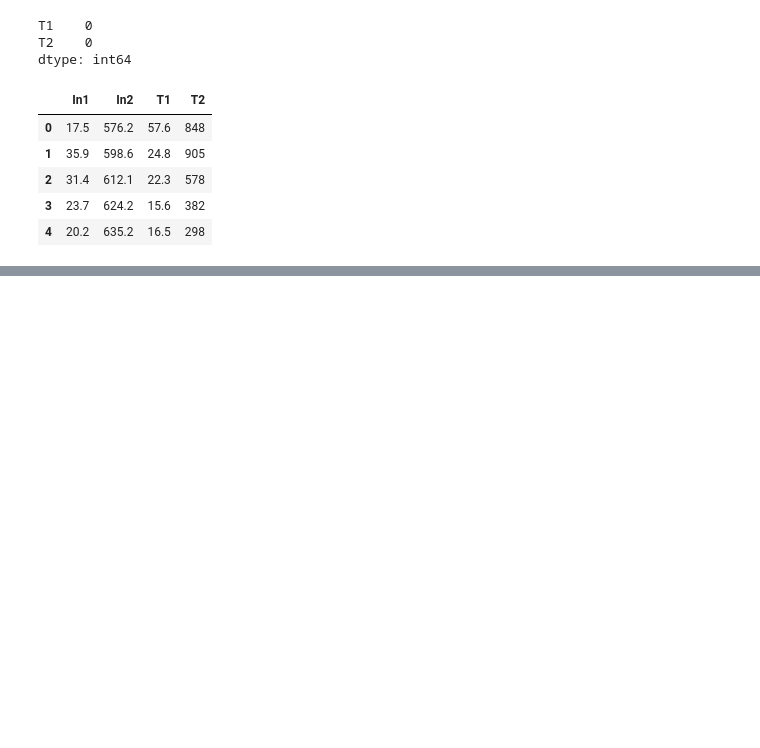
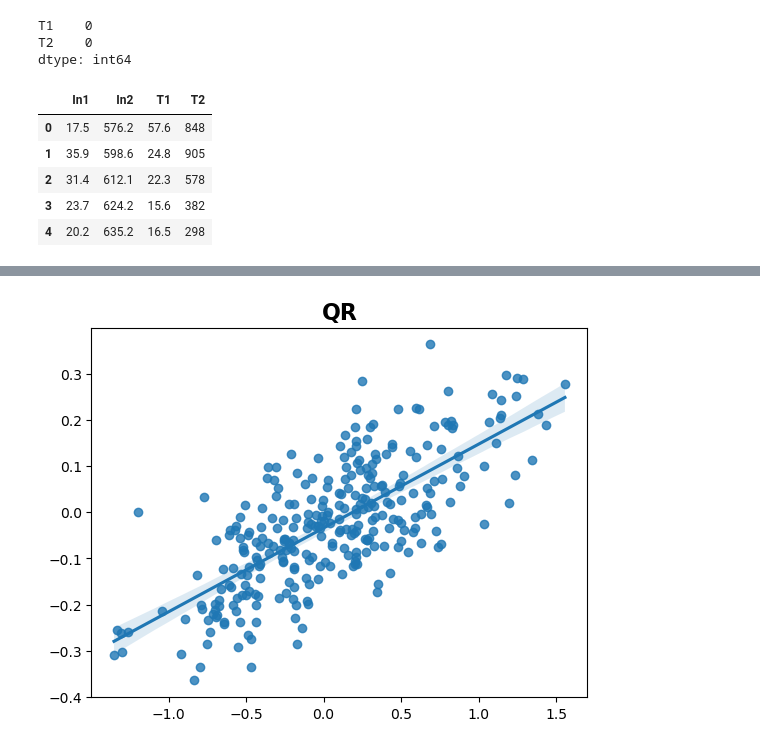
Before and after one commit to AlejandroGZ97/Mineria-de-datos, a Jupyter notebook: P5/Regresion.ipynb, the cells around one changed output, grey strips where cells are left out. Cells and saved outputs as stored; diff of their text form; code cells hidden in the pictures; blank space fills up the shorter version.

```diff
--- a/P5/Regresion.ipynb
+++ b/P5/Regresion.ipynb
@@ -196,0 +207,98 @@ resultado_RMSLE.clear()
+# %%
+#Random subsampling (N=30)
+R = [0,0,0]
+R2 = [0,0,0]
+SSE = [0,0,0]
+MAE = [0,0,0]
+MSE = [0,0,0]
+RMSE = [0,0,0]
+RMSLE1 = 0.0
+RMSLE2 = 0.0
+RMSLE3 = 0.0
+
+l_test = [0,0,0]
+l_pred = [0,0,0]
+
+for i in range(30):
+    j=0
+    X_train, X_test, y_train, y_test = train_test_split(X, y2, shuffle=True)
+
+    for nombre,modelo in modelos:
+        modelo.fit(X_train,y_train)
+        y_pred = modelo.predict(X_test)
+        if i == 0:
+            l_test[j] = y_test
+            l_pred[j] = y_pred
+        else:
+            for k in range(len(y_test)):
+                l_test[j][k] += y_test[k]
+                l_pred[j][k] += y_pred[k]
+
+        try:
+            RMSLE = mean_squared_log_error(y_test,y_pred,squared=False)
+        except:
+            RMSLE = 1.0
+
+        #R (Pearson correlation coefficient)
+        R[j] += r_regression(y_test,y_pred)
+        #R2 (coefficient of determination)
+        R2[j] += r_regression(y_test,y_pred)**2
+        #SSE (sum of squared errors)
+        SSE[j] += np.sum((y_test-y_pred)**2)
+        #MAE (mean absolute error)
+        MAE[j] += mean_absolute_error(y_test,y_pred)
+        #MSE (mean squared error)
+        MSE[j] += mean_squared_error(y_test,y_pred)
+        #RMSE (root mean squared error)
+        RMSE[j] += mean_squared_error(y_test,y_pred,squared=False)
+        #RMSLE (Root Mean Squared Logaritmic Error)
+        if nombre == "QR":
+            RMSLE1 += RMSLE
+        elif nombre == "Decision Tree":
+            RMSLE2 += RMSLE
+        else:
+            RMSLE3 += RMSLE
+
+        j += 1
+
+j=0
+for nombre, modelo in modelos:
+    for k in range(len(y_test)):
+        l_test[j][k] /= 30
+        l_pred[j][k] /= 30
+
+    fig, ax = plt.subplots()
+    sns.regplot(x = l_test[j], y = l_pred[j])
+    ax.set_title(nombre,fontsize=16, weight="bold")
+
+    #R (Pearson correlation coefficient)
+    resultado_R.append((nombre,R[j]/30))
+    #R2 (coefficient of determination)
+    resultado_R2.append((nombre,R2[j]/30))
+    #SSE (sum of squared errors)
+    resultado_SSE.append((nombre,SSE[j]/30))
+    #MAE (mean absolute error)
+    resultado_MAE.append((nombre,MAE[j]/30))
+    #MSE (mean squared error)
+    resultado_MSE.append((nombre,MSE[j]/30))
+    #RMSE (root mean squared error)
+    resultado_RMSE.append((nombre,RMSE[j]/30))
+    #RMSLE (Root Mean Squared Logaritmic Error)
+    if nombre == "QR":
+        resultado_RMSLE.append((nombre,RMSLE1/30))
+    elif nombre == "Decision Tree":
+        resultado_RMSLE.append((nombre,RMSLE2/30))
+    else:
+        resultado_RMSLE.append((nombre,RMSLE3/30))
+
+    j += 1
+
+resultado_R.sort(key=lambda k:k[1], reverse=True)
+resultado_R2.sort(key=lambda k:k[1], reverse=True)
+resultado_SSE.sort(key=lambda k:k[1], reverse=True)
+resultado_MAE.sort(key=lambda k:k[1], reverse=True)
+resultado_MSE.sort(key=lambda k:k[1], reverse=True)
+resultado_RMSE.sort(key=lambda k:k[1], reverse=True)
+resultado_RMSLE.sort(key=lambda k:k[1], reverse=True)
+# %% [output]
+[figure, added]
```
Also changed, not shown: parts of 37 cells of this notebook.
